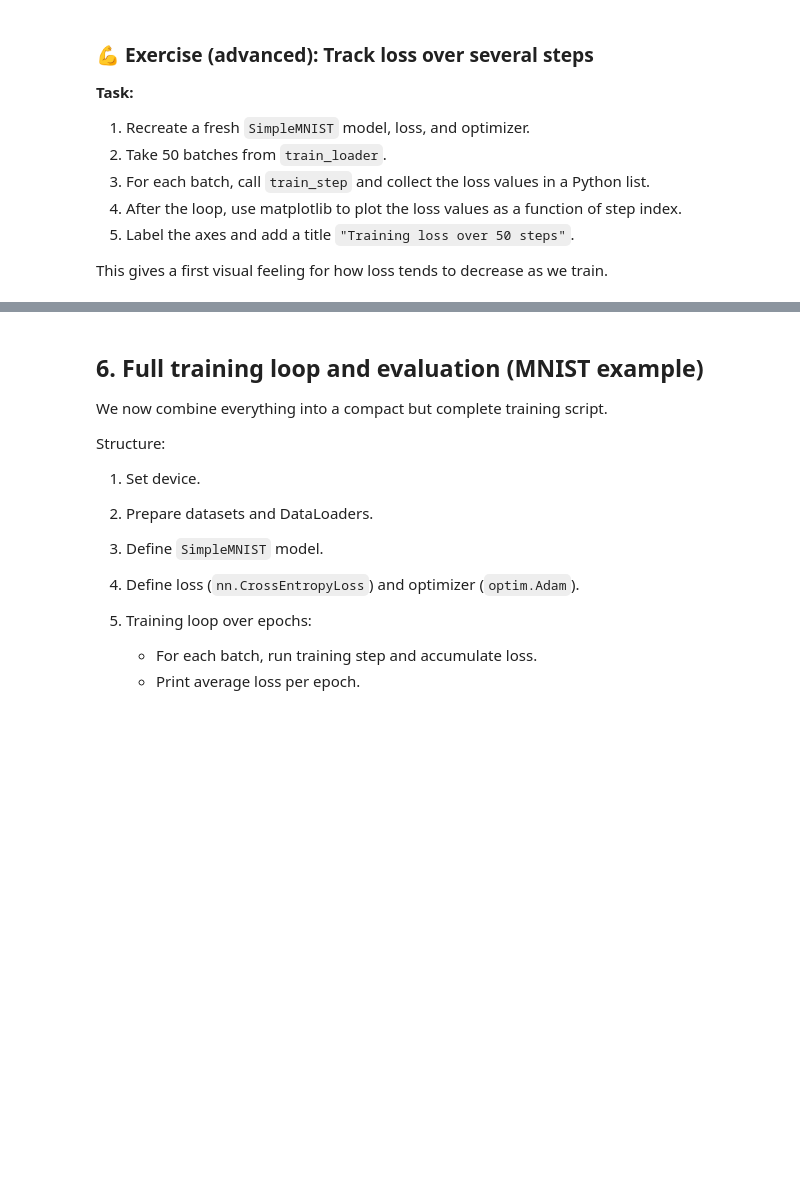
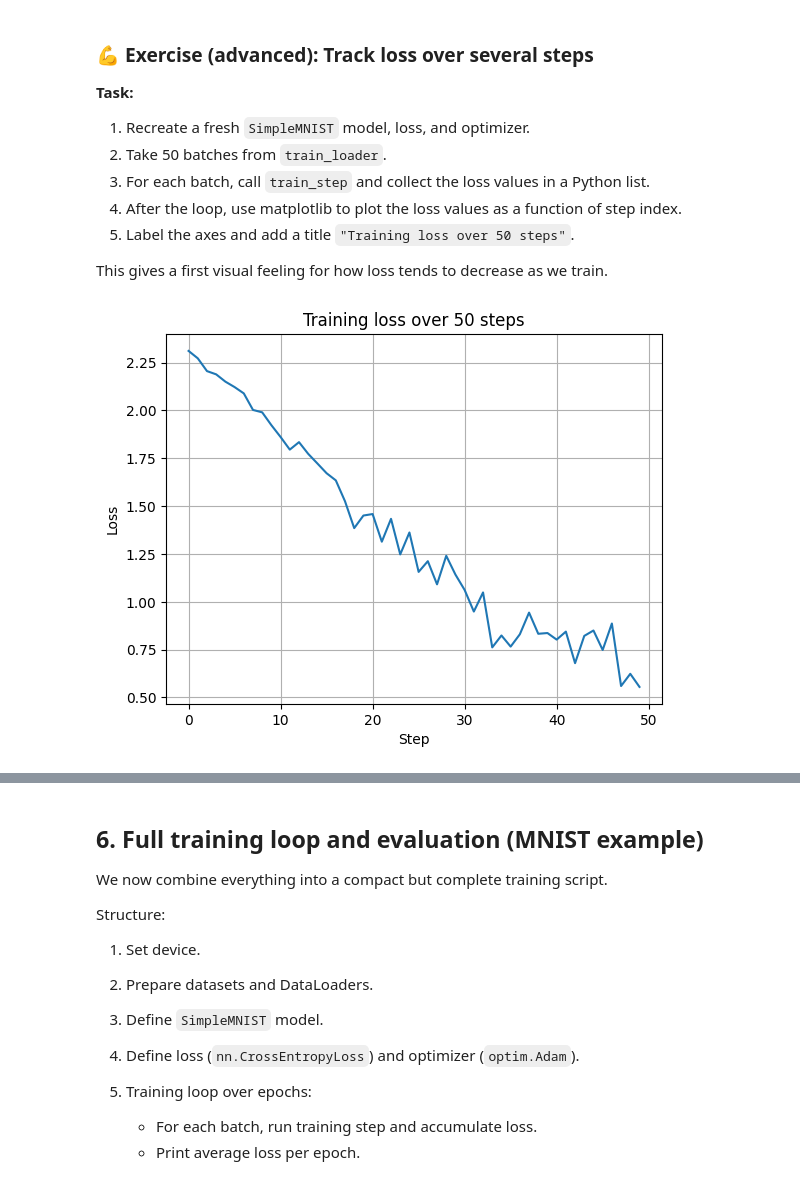
Before and after one commit to Artillence/python_advanced_course, a Jupyter notebook: day4_deep_learning_pytorch.ipynb, the cells around one changed output, grey strips where cells are left out. Drawn from its saved outputs; the diff is of its cells as text; code cells hidden in the pictures; blank space fills up the shorter version.

```diff
--- a/day4_deep_learning_pytorch.ipynb
+++ b/day4_deep_learning_pytorch.ipynb
@@ -1171,24 +1244,26 @@ This gives a first visual feeling for how loss tends to decrease as we train.
 # %%
 # TODO: Track and plot loss over several steps.
 
-# model = SimpleMNIST().to(device)
-# criterion = nn.CrossEntropyLoss()
-# optimizer = optim.Adam(model.parameters(), lr=1e-3)
-#
-# losses = []
-# for step, (images, labels) in enumerate(train_loader):
-#     if step >= 50:
-#         break
-#     loss_value = train_step(model, optimizer, criterion, images, labels, device)
-#     losses.append(loss_value)
-#
-# plt.figure()
-# plt.plot(losses)
-# plt.xlabel("Step")
-# plt.ylabel("Loss")
-# plt.title("Training loss over 50 steps")
-# plt.grid(True)
-# plt.show()
+model = SimpleMNIST().to(device)
+criterion = nn.CrossEntropyLoss()
+optimizer = optim.Adam(model.parameters(), lr=1e-3)
+
+losses = []
+for step, (images, labels) in enumerate(train_loader):
+    if step >= 50:
+        break
+    loss_value = train_step(model, optimizer, criterion, images, labels, device)
+    losses.append(loss_value)
+
+plt.figure()
+plt.plot(losses)
+plt.xlabel("Step")
+plt.ylabel("Loss")
+plt.title("Training loss over 50 steps")
+plt.grid(True)
+plt.show()
+# %% [output]
+[figure, added]
 # %%
 from tqdm.notebook import tqdm
 
```
Also changed, not shown: parts of 26 cells of this notebook, 1 other file.
